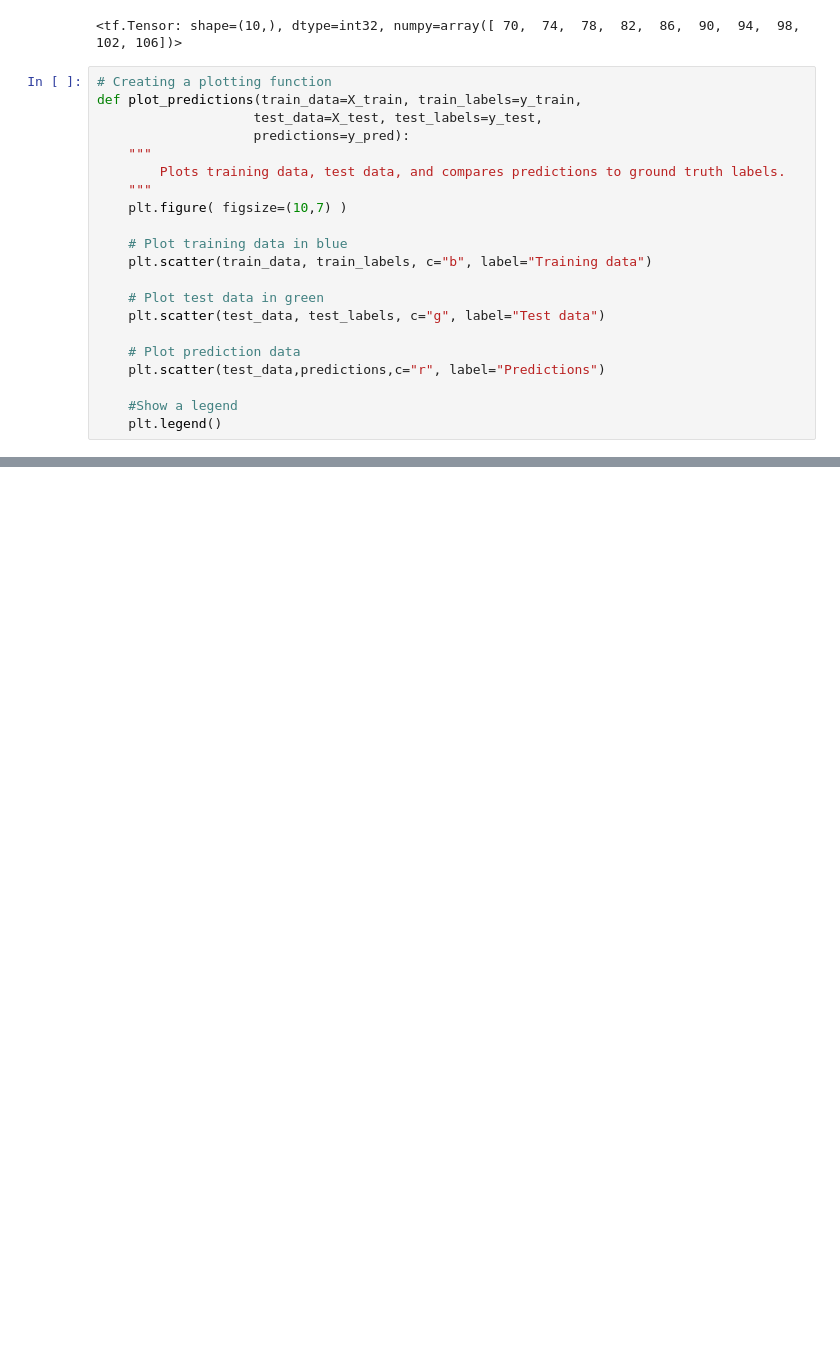
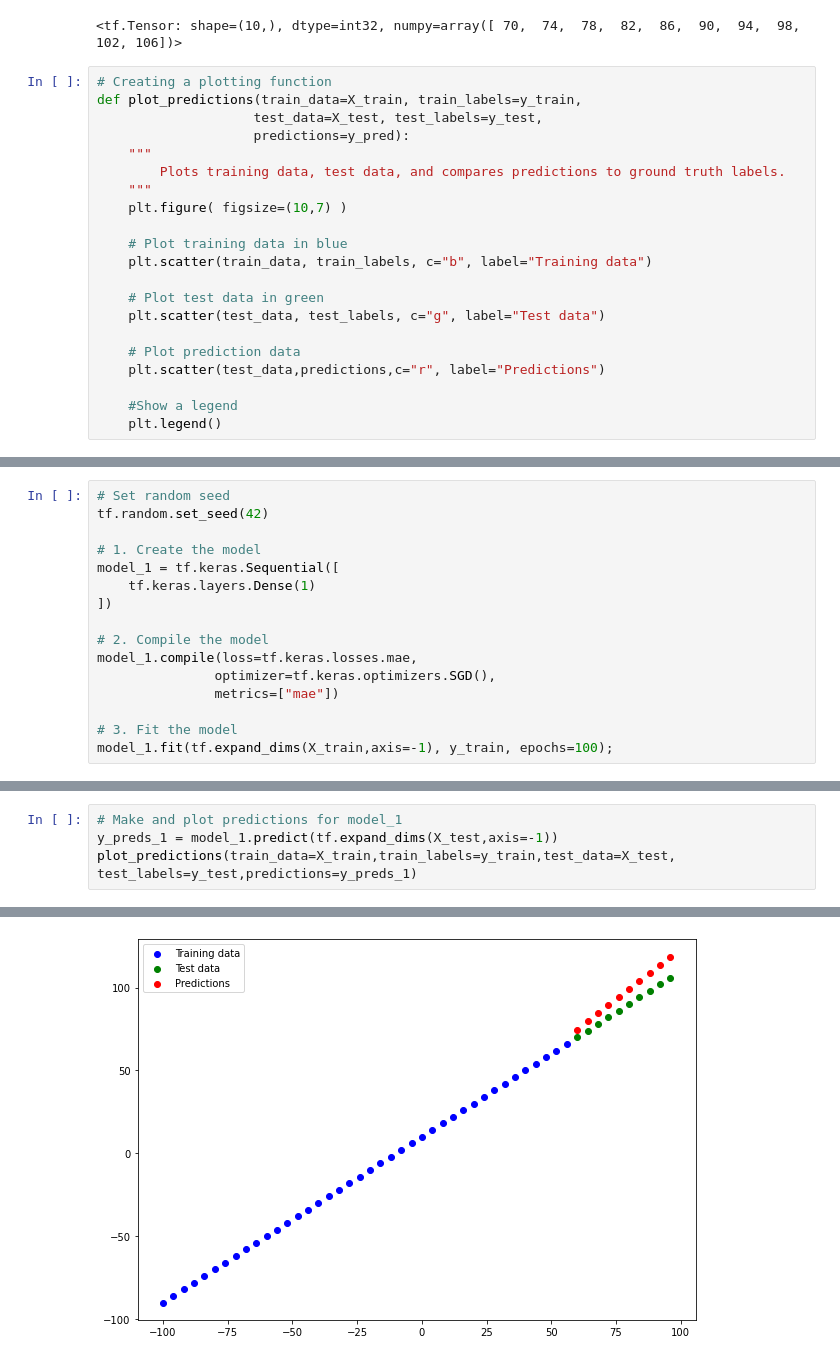
Before and after one commit to patricetg/tensorflow-deeplearning, a Jupyter notebook: 01_neural_network_regression_with_tensorflow.ipynb, the cells around one changed output, grey strips where cells are left out. Cells and saved outputs as stored; diff of their text form; blank space fills up the shorter version.

```diff
--- a/01_neural_network_regression_with_tensorflow.ipynb
+++ b/01_neural_network_regression_with_tensorflow.ipynb
@@ -769,0 +919,16 @@ So the way that be figured out is by some evaluation metrics.
+# %%
+# Set random seed
+tf.random.set_seed(42)
+
+# 1. Create the model
+model_1 = tf.keras.Sequential([
+    tf.keras.layers.Dense(1)
+])
+
+# 2. Compile the model
+model_1.compile(loss=tf.keras.losses.mae,
+               optimizer=tf.keras.optimizers.SGD(),
+               metrics=["mae"])
+
+# 3. Fit the model
+model_1.fit(tf.expand_dims(X_train,axis=-1), y_train, epochs=100);
@@ -769,0 +953,5 @@ So the way that be figured out is by some evaluation metrics.
+# %%
+# Make and plot predictions for model_1
+y_preds_1 = model_1.predict(tf.expand_dims(X_test,axis=-1))
+plot_predictions(train_data=X_train,train_labels=y_train,test_data=X_test, test_labels=y_test,predictions=y_preds_1)
+# %% [output]
@@ -769,0 +960 @@ So the way that be figured out is by some evaluation metrics.
+[figure, added]
```
Also changed, not shown: parts of 56 cells of this notebook.
